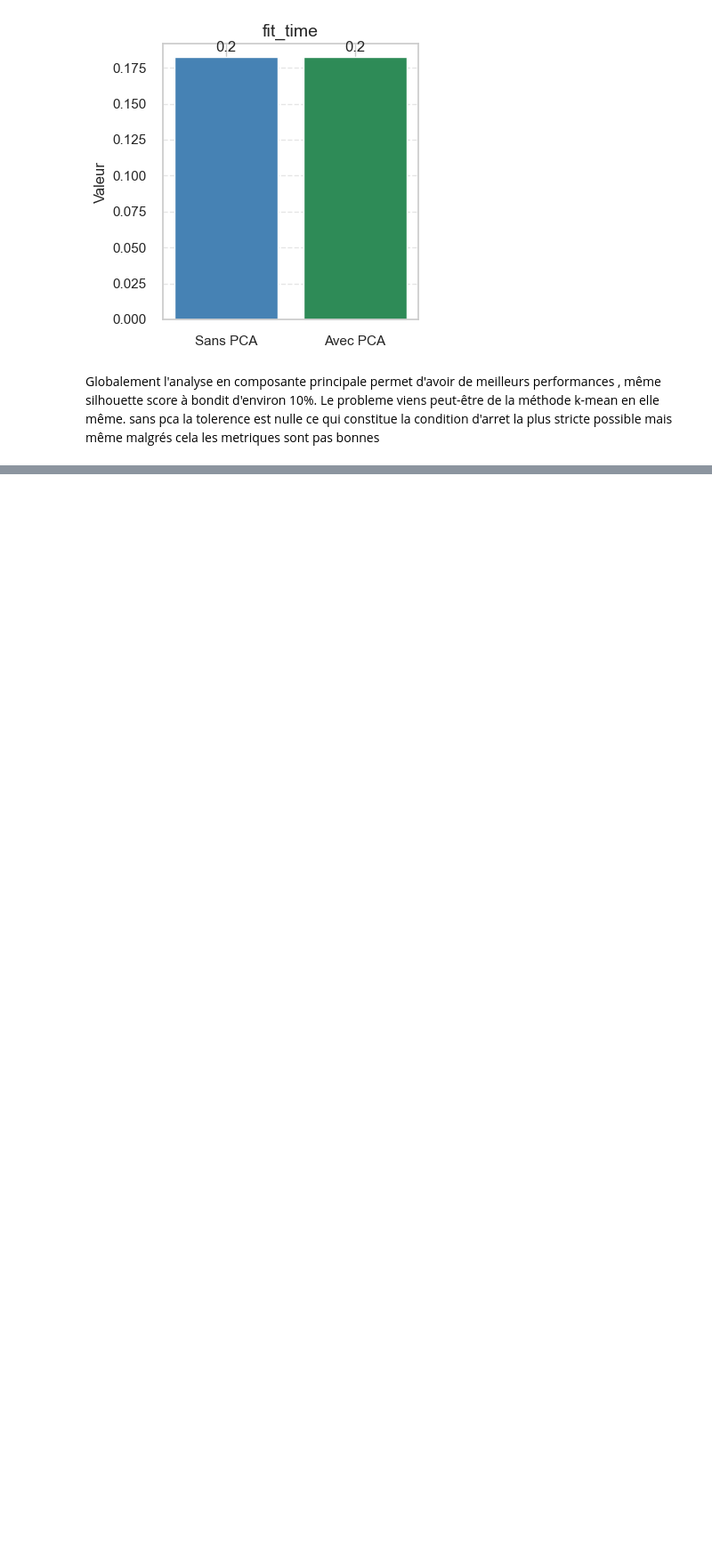
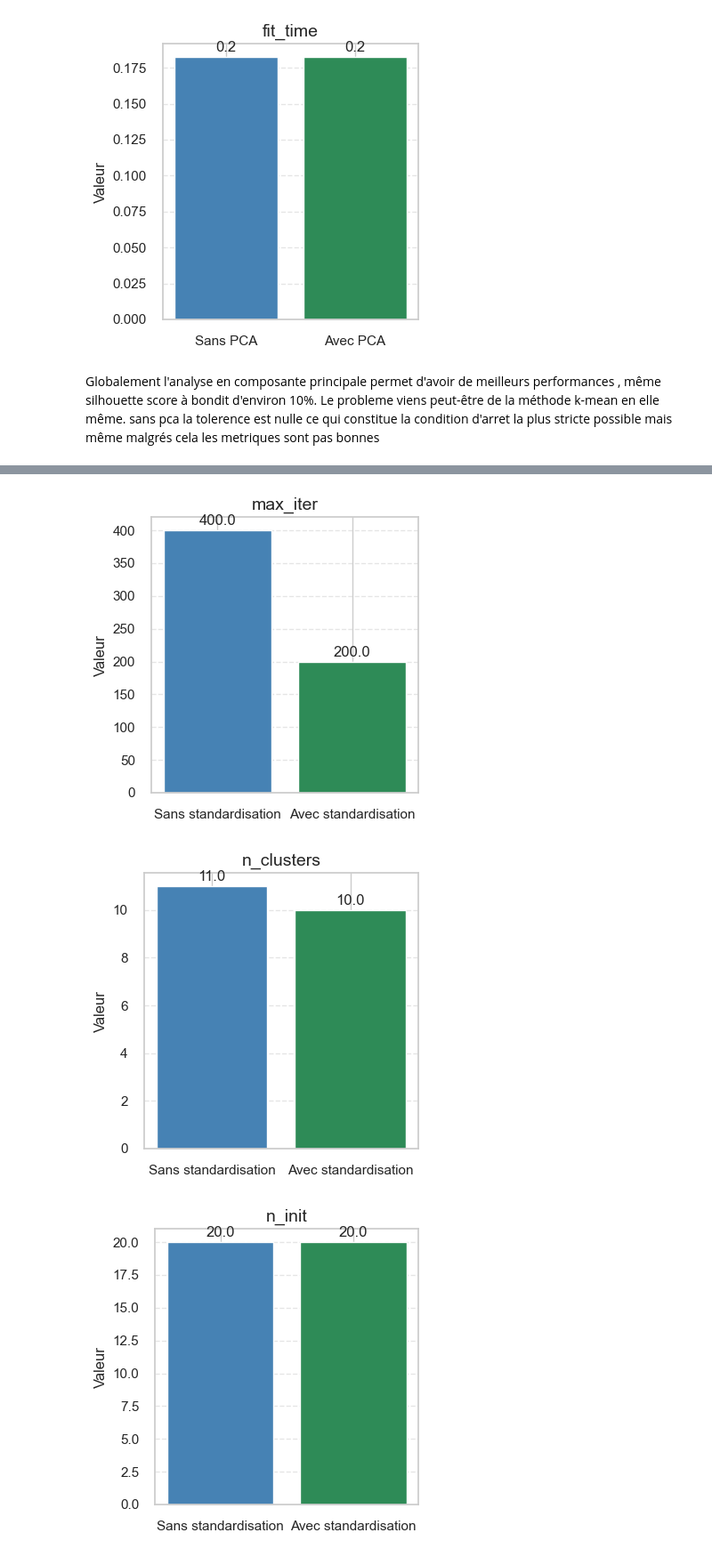
Before and after one commit to Mafieuu/TP-ISE---Clustering-2025, a Jupyter notebook: clustering_digits_dataset.ipynb, the cells around one changed output, grey strips where cells are left out. Shown at 89% size. Saved outputs shown, nothing was run; the diff lists cells and outputs as text; code cells hidden in the pictures; blank space fills up the shorter version.

```diff
--- a/clustering_digits_dataset.ipynb
+++ b/clustering_digits_dataset.ipynb
@@ -1049,0 +1244,3 @@ sans pca  la tolerence est nulle ce qui constitue la condition d'arret la plus s
+# %%
+best_silhouette_config_no_standard = df_viz.loc[df_viz["silhouette"].idxmax()]
+best_silhouette_config_no_standard
@@ -1049,0 +1262,26 @@ sans pca  la tolerence est nulle ce qui constitue la condition d'arret la plus s
+# %%
+df = pd.DataFrame({"Sans standardisation": best_silhouette_config_no_standard, "Avec standardisation": best_silhouette_config_pca})
+df_numeric = df.drop(index="init")  # supprimer le champ non numérique
+df_numeric = df_numeric.apply(pd.to_numeric, errors='coerce')  # Convertir
+
+
+#  un graphique par métrique
+for metric in df_numeric.index:
+    plt.figure(figsize=(4, 4))
+    values = df_numeric.loc[metric]
+
+
+    plt.bar(["Sans standardisation", "Avec standardisation"], values, color=["steelblue", "seagreen"])
+
+    plt.title(metric)
+    for i, val in enumerate(values):
+        plt.text(i, val + max(values) * 0.02, f'{val:.1f}', ha='center')
+
+    plt.ylabel("Valeur")
+    plt.tight_layout()
+    plt.grid(axis='y', linestyle='--', alpha=0.5)
+    plt.show()
+# %% [output]
+[figure, added]
+[figure, added]
+[figure, added]
```
Also changed, not shown: parts of 10 cells of this notebook.
